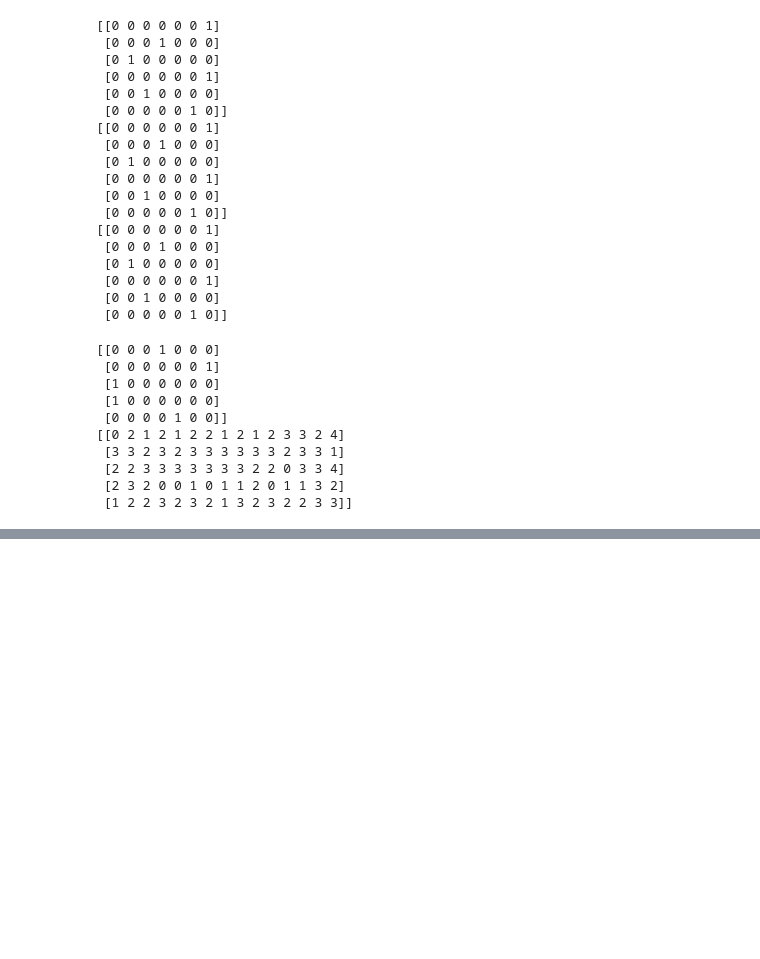
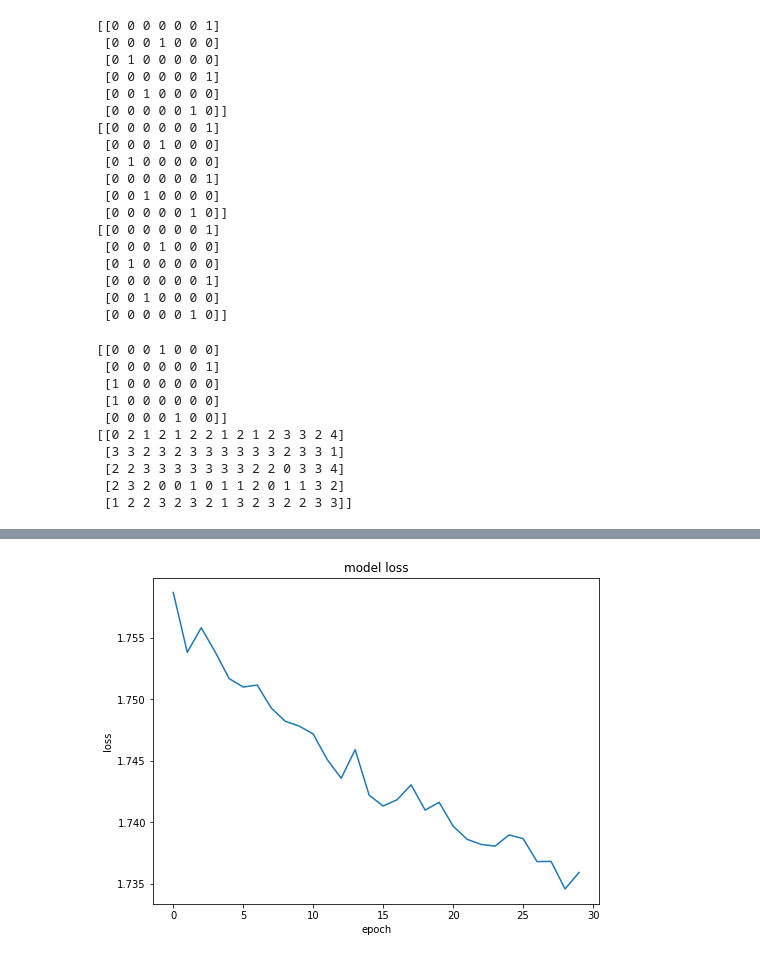
Before and after one commit to azzezzanf/MLpsychology, a Jupyter notebook: CNNTest.ipynb, the cells around one changed output, grey strips where cells are left out. Saved outputs shown, nothing was run; the diff lists cells and outputs as text; code cells hidden in the pictures; blank space fills up the shorter version.

Commit message:
training jalan

```diff
--- a/CNNTest.ipynb
+++ b/CNNTest.ipynb
@@ -465,7 +465,8 @@ print(X_train_depression[0:5])
 modelDepression = tf.keras.Sequential([
     tf.keras.layers.Dense(256, input_shape=[15]),
     tf.keras.layers.Dense(128),
-    tf.keras.layers.Dense(10, activation='softmax')
+    tf.keras.layers.Dense(64, activation='relu'),
+    tf.keras.layers.Dense(7, activation='softmax')
     # tf.keras.layers.Dense(10, activation='sigmoid')
   ])
 
@@ -558,5 +561,5 @@ modelDepression.compile(optimizer='adam',
               loss='categorical_crossentropy',
               metrics=['accuracy'])
 
-historydep = modelDepression.fit(X_train_depression, y_train_depression, batch_size=256, epochs=100)
+historydep = modelDepression.fit(X_train_depression, y_train_depression, batch_size=256, epochs=30)
 # %% [output]
@@ -583,0 +583,11 @@ modelDepression.summary()
+# %%
+from matplotlib.pyplot import figure
+
+figure(figsize = (8,6))
+plt.plot(historydep.history['loss'])
+plt.title('model loss')
+plt.ylabel('loss')
+plt.xlabel('epoch')
+plt.show()
+# %% [output]
+[figure, added]
```
Also changed, not shown: parts of 5 cells of this notebook.
